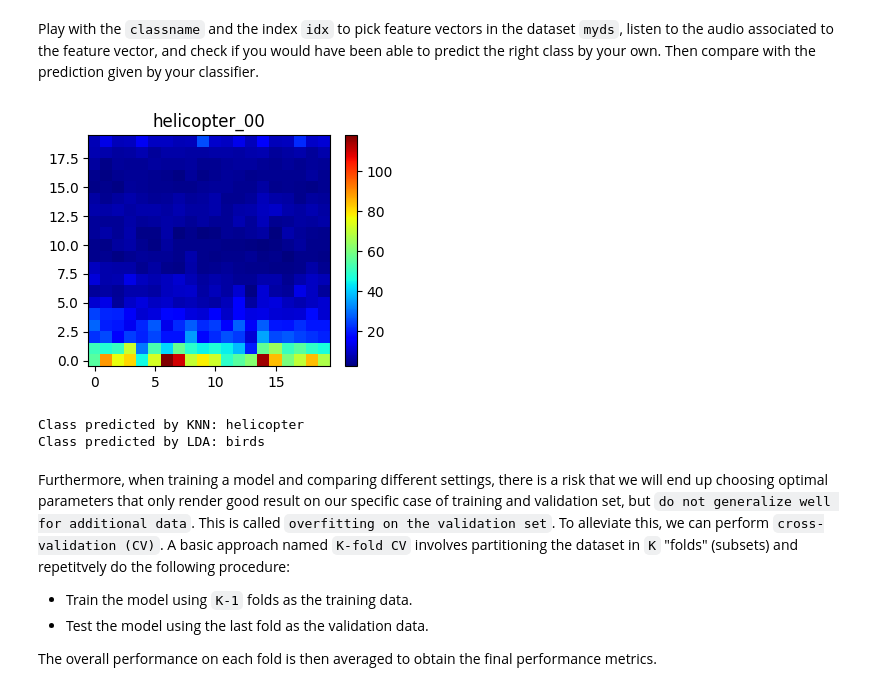
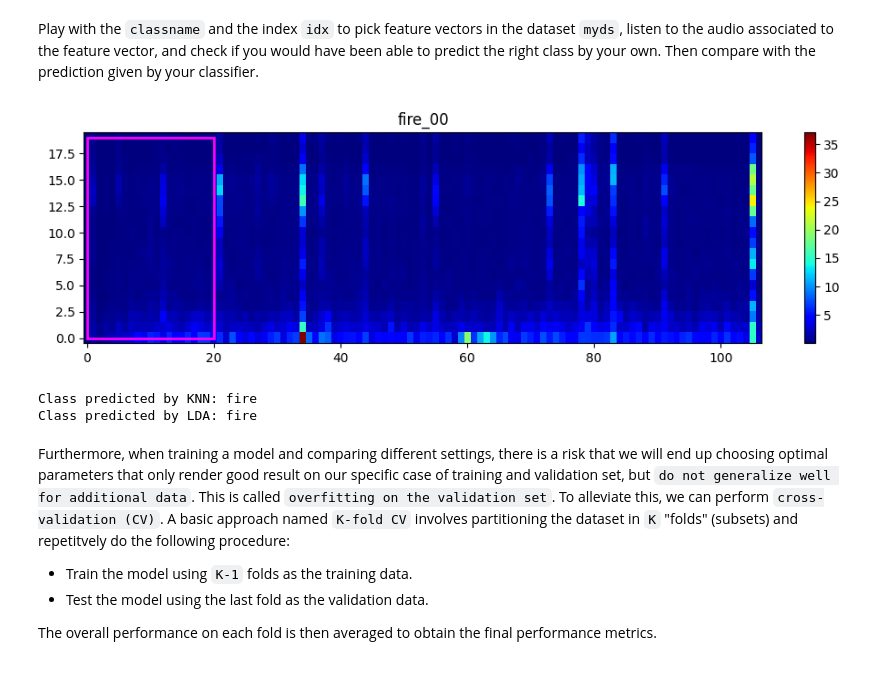
Before and after one commit to nderumier/LELEC210X, a Jupyter notebook: classification/h5a2_audio.ipynb, the cells around one changed output. Drawn from its saved outputs; the diff is of its cells as text; code cells hidden in the pictures.

```diff
--- a/classification/h5a2_audio.ipynb
+++ b/classification/h5a2_audio.ipynb
@@ -224,23 +224,30 @@ Play with the ``classname`` and the index ``idx`` to pick feature vectors in the
 # %%
 ### TO RUN
 idx = 0
-classname = "helicopter"
+classname = "fire"
 myds.display([classname, idx], show_features=True)
-thisfv = myds[classname, idx].reshape(-1)
 
-# this artefact is necessary because the 'predict' function expects a matrix_like input.
-mat = np.zeros((2, len(thisfv)))
-mat[0] = thisfv
+# 1) Récupérer le melspectrogram complet
+mel = myds[classname, idx]           # shape ~ (nmel, ncol_full)
 
-prediction_knn = model_knn.predict(mat)
-prediction_lda = model_lda.predict(mat)
+# 2) Adapter le melspectrogram aux features du modèle
+n_features_model = model_knn.n_features_in_   # ex: 400
+nmel = myds.nmel                              # ex: 20
+ncol_keep = n_features_model // nmel          # ex: 20
+
+mel_reduced = mel[:, :ncol_keep]              # shape (nmel, ncol_keep)
+thisfv = mel_reduced.reshape(1, -1)           # shape (1, n_features_model)
+
+# 3) Prédictions
+prediction_knn = model_knn.predict(thisfv)
+prediction_lda = model_lda.predict(thisfv)
 
 print("Class predicted by KNN:", prediction_knn[0])
 print("Class predicted by LDA:", prediction_lda[0])
 # %% [output]
-[figure, old version]
+[figure, new version]
-Class predicted by KNN: helicopter
-Class predicted by LDA: birds
+Class predicted by KNN: fire
+Class predicted by LDA: fire
 # %% [markdown]
 Furthermore, when training a model and comparing different settings, there is a risk that we will end up choosing optimal parameters that only render good result on our specific case of training and validation set, but ``do not generalize well for additional data``. This is called ``overfitting on the validation set``. To alleviate this, we can perform ``cross-validation (CV)``. A basic approach named ``K-fold CV`` involves partitioning the dataset in ``K`` "folds" (subsets) and repetitvely do the following procedure:
 
```
Also changed, not shown: parts of 10 cells of this notebook, 2 other files.
